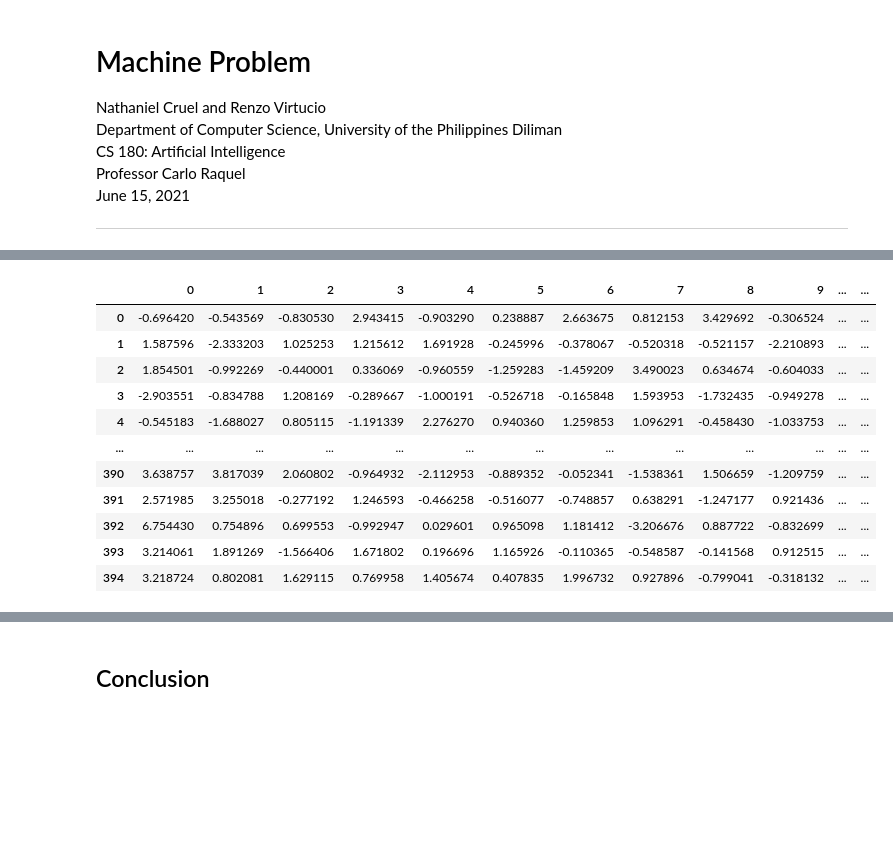
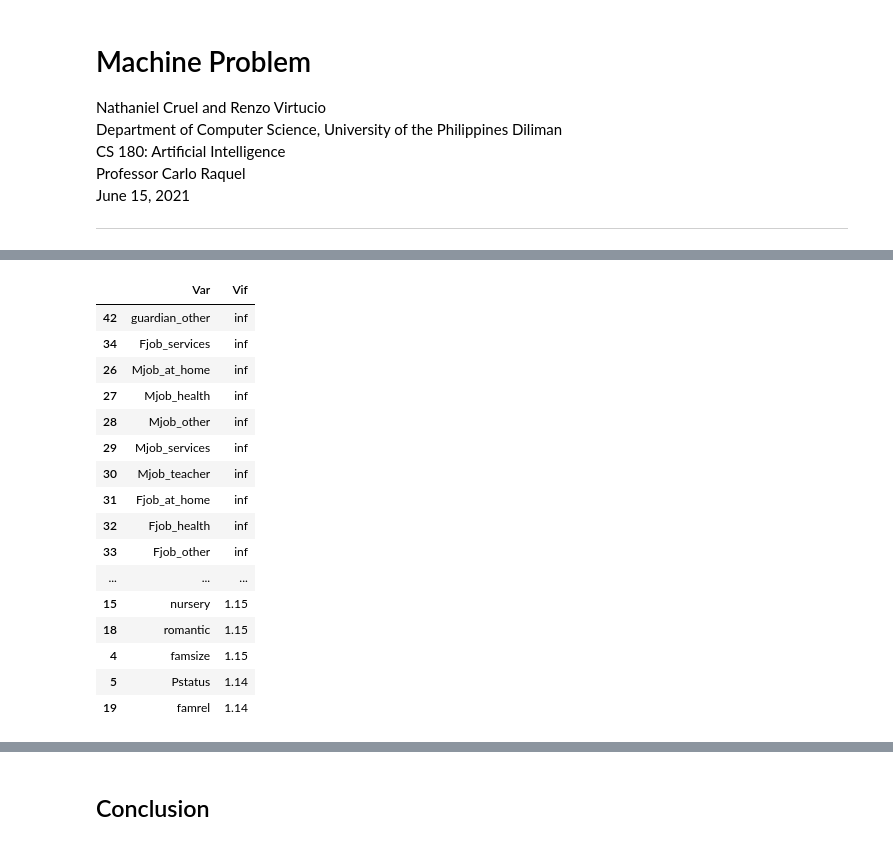
Before and after one commit to renzovirtucio/CS-180-Machine-Problem, a Jupyter notebook: Cruel, Nathan and Virtucio, Renzo - CS 180 Machine Problem.ipynb, the cells around one changed output, grey strips where cells are left out. Drawn from its saved outputs; the diff is of its cells as text; code cells hidden in the pictures; blank space fills up the shorter version.

Commit message:
Completed Data and Analysis Section

```diff
--- a/Cruel, Nathan and Virtucio, Renzo - CS 180 Machine Problem.ipynb
+++ b/Cruel, Nathan and Virtucio, Renzo - CS 180 Machine Problem.ipynb
@@ -185,95 +368,34 @@ print(X.shape, y.shape)
 # %%
-# Without G1 - G3
-
 # Compute for the Variance Inflation Factor of each variable to identify
 # multicollinearity
 def calculate_vif(data):
     vif_df = pd.DataFrame(columns = ['Var', 'Vif'])
     x_var_names = data.columns
     for i in range(0, x_var_names.shape[0]):
         y = data[x_var_names[i]]
         x = data[x_var_names.drop([x_var_names[i]])]
         r_squared = sm.OLS(y,x).fit().rsquared
         vif = round(1/(1-r_squared),2)
         vif_df.loc[i] = [x_var_names[i], vif]
     return vif_df.sort_values(by = 'Vif', axis = 0, ascending=False, inplace=False)
 
-# Observe that some variables have a very large VIF, signalling multicollinearity
+# Compute for the Variance Inflation Factor of each variable
 calculate_vif(X)
-
-# To address multicollinearity, we utilize Principal Component Analysis.
-# Determine the optimal number of components based on the cumulative
-# explained variance.
-pca = PCA().fit(X)
-plt.plot(np.cumsum(pca.explained_variance_ratio_))
-plt.xlabel('number of components')
-plt.ylabel('cumulative explained variance')
-
-# Standardize the data
-X = StandardScaler().fit_transform(X)
-# PCA Projection
-pca = PCA(n_components=43)
-principalComponents = pca.fit_transform(X)
-X = pd.DataFrame(data = principalComponents)
-
-# Display new dataframe
-display(X)
-# Observe that the Variance Inflation Factor are low and uniform (1.0)
-calculate_vif(X)
-
-
-# Split the data for testing and training
-X_train, X_test, y_train, y_test = train_test_split(X, y, test_size=0.3, random_state=0)
-
-# Fitting a support vector machine
-model = SVC()
-model.fit(X_train, y_train)
-
-# Compute model predictions
-model_predictions = model.predict(X_test)
-# Plot confusion matrix
-plot_confusion_matrix(model, X_test, y_test, cmap=plt.cm.Blues)
-plt.show()
-# Print classification report
-print(classification_report(y_test, model_predictions))
-
-# Use GridSearchCV to optimize the parameters of SVC
-# Defining parameter range
-param_grid = {'C': [0.1, 1, 10, 100, 1000],
-              'gamma': [1, 0.1, 0.01, 0.001, 0.0001],
-              'kernel': ('linear', 'rbf', 'poly', 'sigmoid')}
-
-# Create grid object
-grid = GridSearchCV(SVC(), param_grid, refit = True, verbose = 3, n_jobs=-1)
-
-# Fitting the model for grid search
-grid.fit(X_train, y_train)
-
-# Print best parameter after tuning
-print(grid.best_params_)
-
-# Print how our model looks after hyper-parameter tuning
-print(grid.best_estimator_)
-
-# Compute grid predictions
-grid_predictions = grid.predict(X_test)
-
-# Plot confusion matrix
-plot_confusion_matrix(grid, X_test, y_test, cmap=plt.cm.Blues)
-plt.show()
-
-# Print classification report
-print(classification_report(y_test, grid_predictions))
 # %% [output]
-|  | 0 | 1 | 2 | 3 | 4 | 5 | 6 | 7 | 8 | 9 | ... | ... |
-| 0 | -0.696420 | -0.543569 | -0.830530 | 2.943415 | -0.903290 | 0.238887 | 2.663675 | 0.812153 | 3.429692 | -0.306524 | ... | ... |
-| 1 | 1.587596 | -2.333203 | 1.025253 | 1.215612 | 1.691928 | -0.245996 | -0.378067 | -0.520318 | -0.521157 | -2.210893 | ... | ... |
-| 2 | 1.854501 | -0.992269 | -0.440001 | 0.336069 | -0.960559 | -1.259283 | -1.459209 | 3.490023 | 0.634674 | -0.604033 | ... | ... |
-| 3 | -2.903551 | -0.834788 | 1.208169 | -0.289667 | -1.000191 | -0.526718 | -0.165848 | 1.593953 | -1.732435 | -0.949278 | ... | ... |
-| 4 | -0.545183 | -1.688027 | 0.805115 | -1.191339 | 2.276270 | 0.940360 | 1.259853 | 1.096291 | -0.458430 | -1.033753 | ... | ... |
-| ... | ... | ... | ... | ... | ... | ... | ... | ... | ... | ... | ... | ... |
-| 390 | 3.638757 | 3.817039 | 2.060802 | -0.964932 | -2.112953 | -0.889352 | -0.052341 | -1.538361 | 1.506659 | -1.209759 | ... | ... |
-| 391 | 2.571985 | 3.255018 | -0.277192 | 1.246593 | -0.466258 | -0.516077 | -0.748857 | 0.638291 | -1.247177 | 0.921436 | ... | ... |
-| 392 | 6.754430 | 0.754896 | 0.699553 | -0.992947 | 0.029601 | 0.965098 | 1.181412 | -3.206676 | 0.887722 | -0.832699 | ... | ... |
-| 393 | 3.214061 | 1.891269 | -1.566406 | 1.671802 | 0.196696 | 1.165926 | -0.110365 | -0.548587 | -0.141568 | 0.912515 | ... | ... |
-| 394 | 3.218724 | 0.802081 | 1.629115 | 0.769958 | 1.405674 | 0.407835 | 1.996732 | 0.927896 | -0.799041 | -0.318132 | ... | ... |
+|  | Var | Vif |
+| 42 | guardian_other | inf |
+| 34 | Fjob_services | inf |
+| 26 | Mjob_at_home | inf |
+| 27 | Mjob_health | inf |
+| 28 | Mjob_other | inf |
+| 29 | Mjob_services | inf |
+| 30 | Mjob_teacher | inf |
+| 31 | Fjob_at_home | inf |
+| 32 | Fjob_health | inf |
+| 33 | Fjob_other | inf |
+| ... | ... | ... |
+| 15 | nursery | 1.15 |
+| 18 | romantic | 1.15 |
+| 4 | famsize | 1.15 |
+| 5 | Pstatus | 1.14 |
+| 19 | famrel | 1.14 |
```
Also changed, not shown: parts of 43 cells of this notebook.
